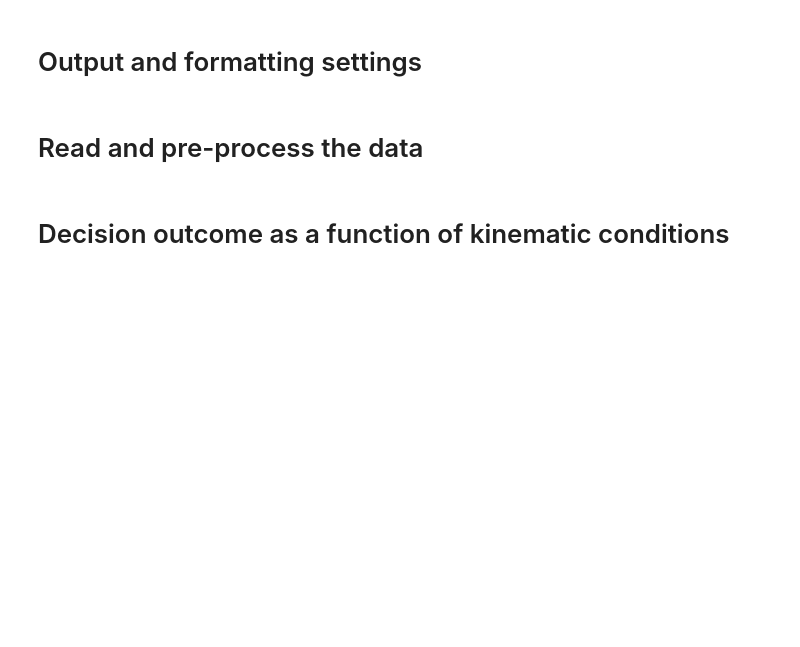
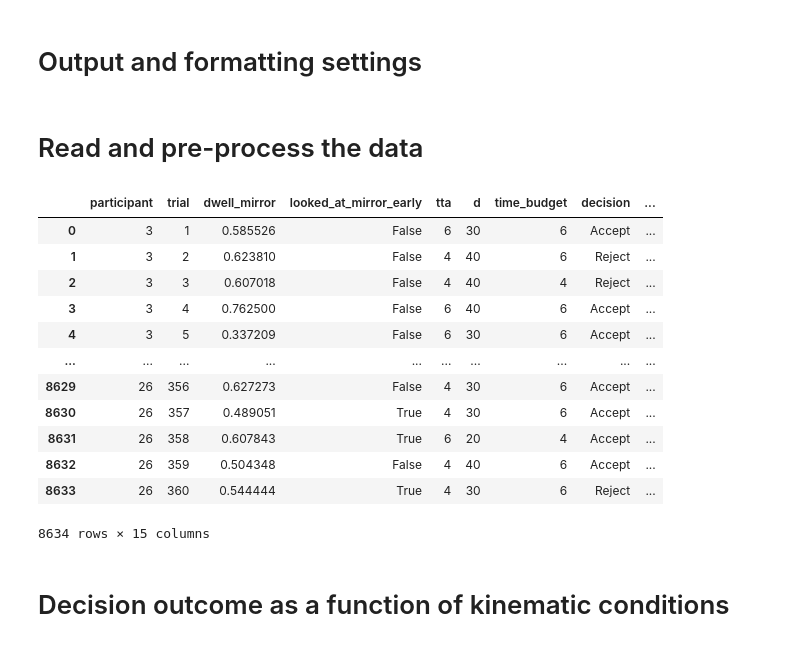
Before and after one commit to cherepaha/merging_eye_tracking, a Jupyter notebook: 03_stats.ipynb, the cells around one changed output. Drawn from its saved outputs; the diff is of its cells as text; code cells hidden in the pictures; blank space fills up the shorter version.

```diff
--- a/03_stats.ipynb
+++ b/03_stats.ipynb
@@ -45,6 +45,22 @@ def get_z_score(x):
 
 for col in ["RT", "d", "tta", "time_budget", "dwell_mirror"]:
     metrics.loc[:, col+"_z"] = get_z_score(metrics[col])
+# %%
+metrics
+# %% [output]
+|  | participant | trial | dwell_mirror | looked_at_mirror_early | tta | d | time_budget | decision | ... |
+| 0 | 3 | 1 | 0.585526 | False | 6 | 30 | 6 | Accept | ... |
+| 1 | 3 | 2 | 0.623810 | False | 4 | 40 | 6 | Reject | ... |
+| 2 | 3 | 3 | 0.607018 | False | 4 | 40 | 4 | Reject | ... |
+| 3 | 3 | 4 | 0.762500 | False | 6 | 40 | 6 | Accept | ... |
+| 4 | 3 | 5 | 0.337209 | False | 6 | 30 | 6 | Accept | ... |
+| ... | ... | ... | ... | ... | ... | ... | ... | ... | ... |
+| 8629 | 26 | 356 | 0.627273 | False | 4 | 30 | 6 | Accept | ... |
+| 8630 | 26 | 357 | 0.489051 | True | 4 | 30 | 6 | Accept | ... |
+| 8631 | 26 | 358 | 0.607843 | True | 6 | 20 | 4 | Accept | ... |
+| 8632 | 26 | 359 | 0.504348 | False | 4 | 40 | 6 | Accept | ... |
+| 8633 | 26 | 360 | 0.544444 | True | 4 | 30 | 6 | Reject | ... |
+8634 rows × 15 columns
 # %% [markdown]
 # Decision outcome as a function of kinematic conditions
 # %%
```
Also changed, not shown: 2 other files.
